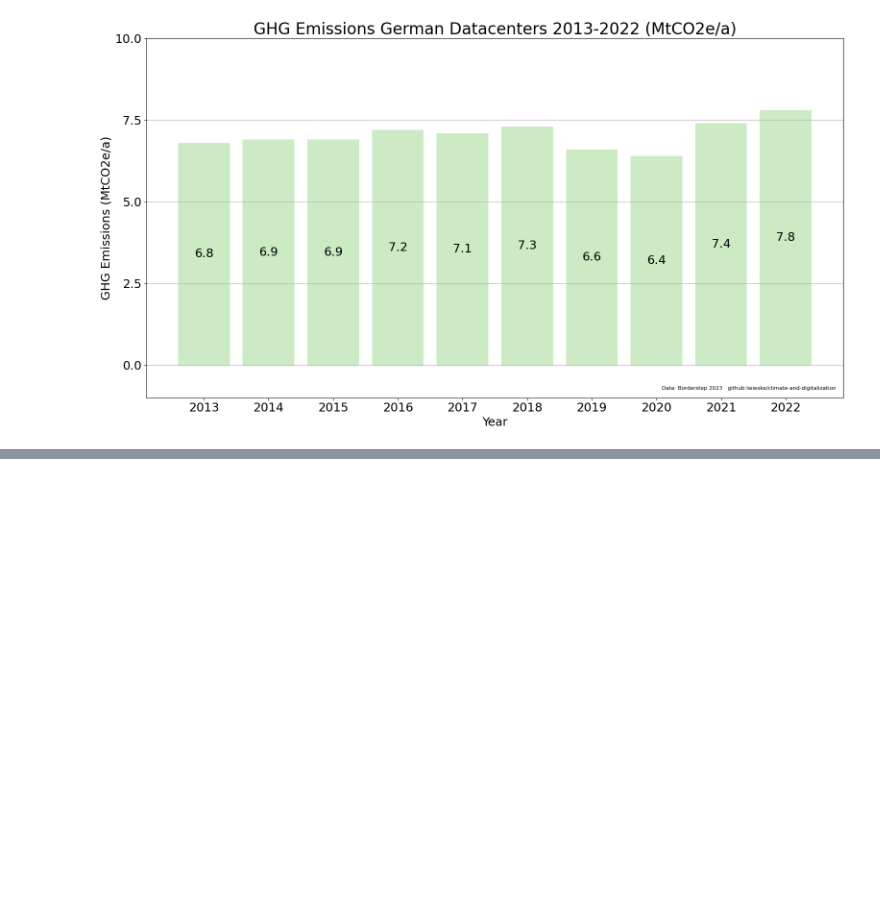
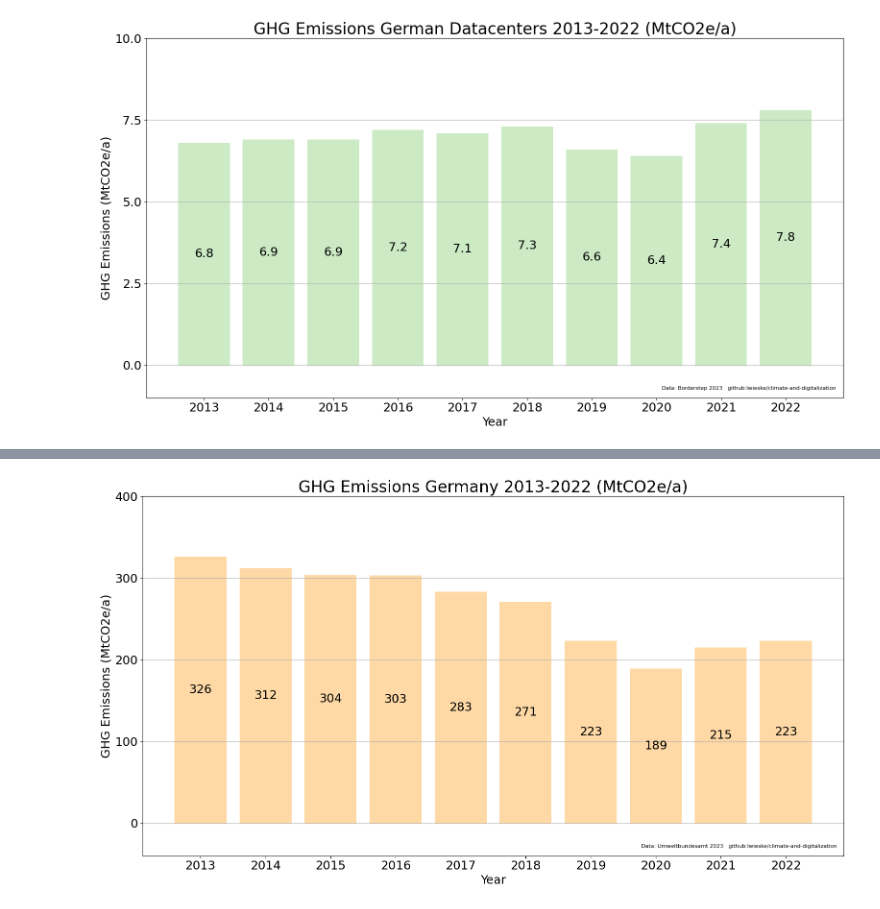
Before and after one commit to lwieske/climate-and-digitalization, a Jupyter notebook: README.ipynb, the cells around one changed output, grey strips where cells are left out. Cells and saved outputs as stored; diff of their text form; code cells hidden in the pictures; blank space fills up the shorter version.

```diff
--- a/README.ipynb
+++ b/README.ipynb
@@ -1644,0 +1686,29 @@ finalize_plot(plt,
+# %%
+plt.rcParams["figure.figsize"] = (16,9)
+
+plt.rcParams["figure.autolayout"] = True
+
+fig, ax = plt.subplots(1, 1)
+
+p = ax.bar(labels, ghg_emissions_germany, color=plt.cm.Pastel1(4))
+
+ax.set_xlabel("Year", size = 18)
+ax.set_ylabel("GHG Emissions (MtCO2e/a)", size = 18)
+
+ax.set_xticks(labels)
+
+ax.set_yticks([0, 100, 200, 300, 400])
+
+ax.set_ylim([-40.0, 400.0])
+
+ax.bar_label(p, label_type='center')
+
+ax.grid(axis='x')
+
+finalize_plot(plt,
+    'GHG Emissions Germany 2013-2022 (MtCO2e/a)',
+    'Data: Umweltbundesamt 2023   github:lwieske/climate-and-digitalization',
+    'ghg_emissions_german_datacenters',
+)
+# %% [output]
+[figure, added]
```
Also changed, not shown: parts of 7 cells of this notebook, 23 other files.
